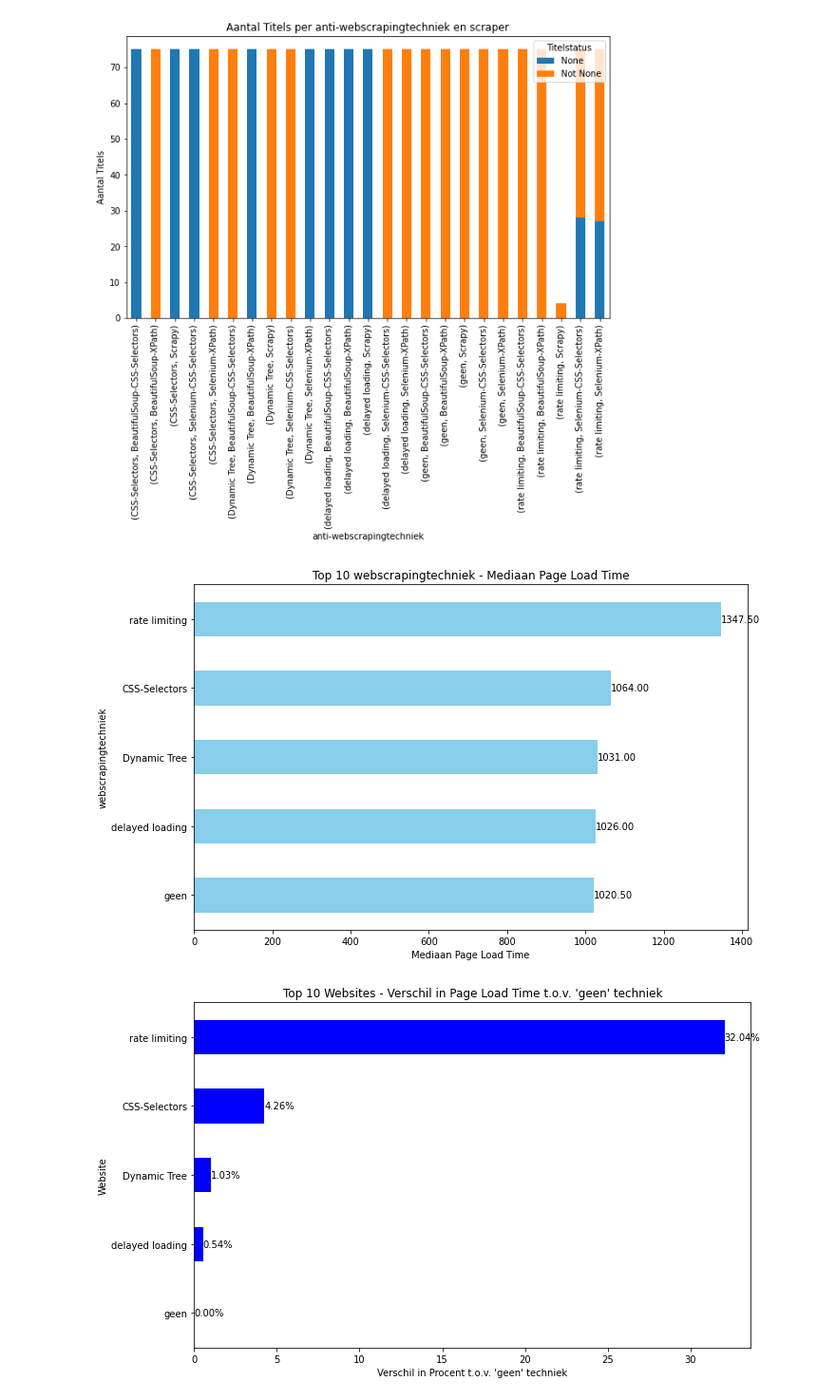
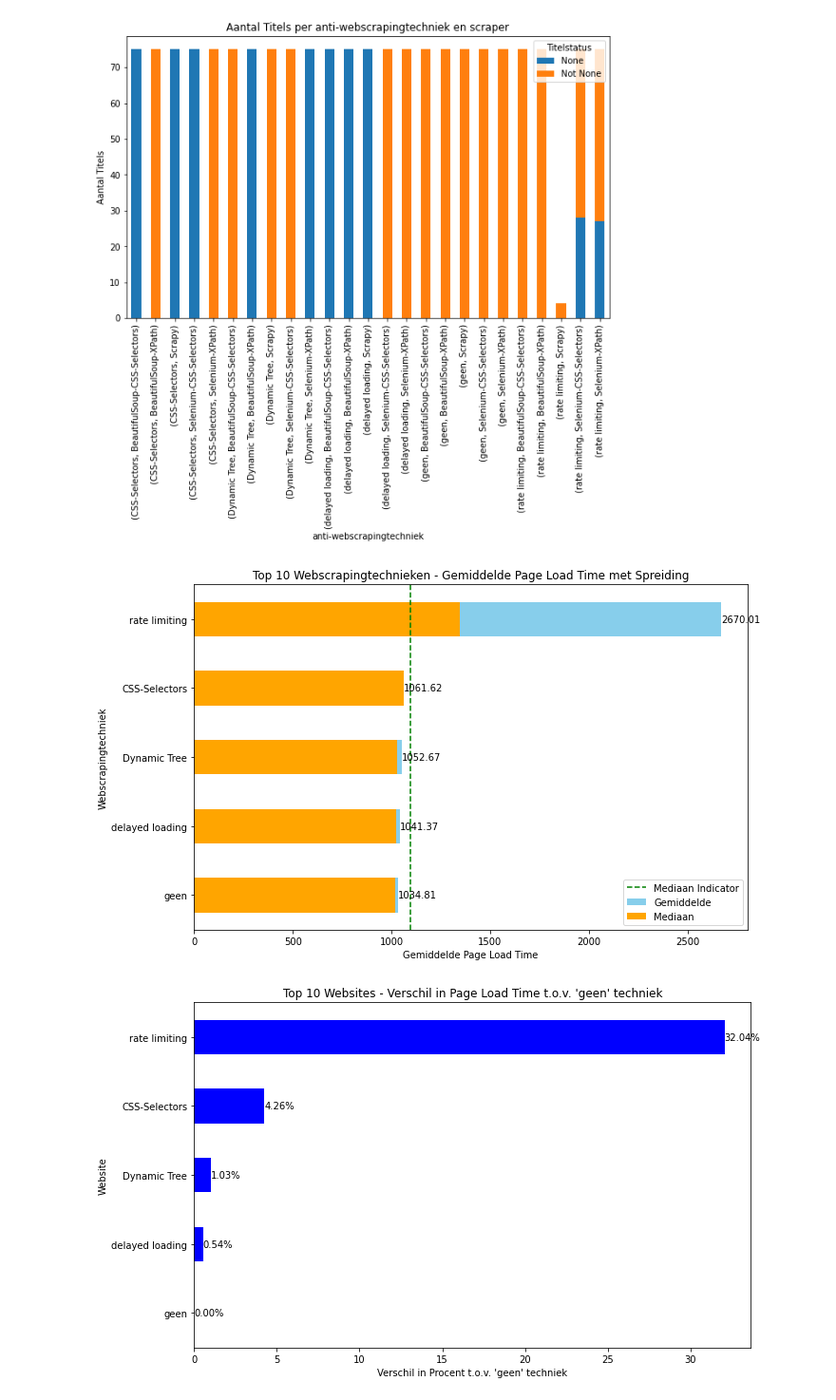
Before and after one commit to Bjarnevda/Bachelorproef2022-2023, a Jupyter notebook: POC/scripts/Analyse.ipynb, the cells around one changed output. Shown at 95% size. Cells and saved outputs as stored; diff of their text form; code cells hidden in the pictures.

```diff
--- a/POC/scripts/Analyse.ipynb
+++ b/POC/scripts/Analyse.ipynb
@@ -76,30 +76,45 @@ plt.show()
 # %% [output]
 [figure]
 # %%
+
+# Bereken het gemiddelde en de mediaan
+mean_page_load_time = df.groupby("anti-webscrapingtechniek")["page_load_time"].mean()
 median_page_load_time = df.groupby("anti-webscrapingtechniek")["page_load_time"].median()
-
-median_page_load_time = median_page_load_time.sort_values(ascending=False)
 
 # Beperk het aantal anti-webscrapingtechnieken om in te zoomen op de top van de bars
 top_n = 10
-median_page_load_time = median_page_load_time.head(top_n)
+mean_page_load_time = mean_page_load_time.nlargest(top_n)
+median_page_load_time = median_page_load_time.nlargest(top_n)
+
+# Bereken de spreiding (standaardafwijking)
+std_deviation = df.groupby("anti-webscrapingtechniek")["page_load_time"].std()
+std_deviation = std_deviation.nlargest(top_n)
 
 # Maak een staafdiagram met horizontale balken (barh)
 fig, ax = plt.subplots(figsize=(10, 6))
-median_page_load_time.plot(kind="barh", ax=ax, color="skyblue")
-ax.set_xlabel("Mediaan Page Load Time")
-ax.set_ylabel("webscrapingtechniek")
-ax.set_title(f"Top {top_n} webscrapingtechniek - Mediaan Page Load Time")
+mean_page_load_time.plot(kind="barh", ax=ax, color="skyblue", label="Gemiddelde")
+median_page_load_time.plot(kind="barh", ax=ax, color="orange", label="Mediaan")
+
+ax.set_xlabel("Gemiddelde Page Load Time")
+ax.set_ylabel("Webscrapingtechniek")
+ax.set_title(f"Top {top_n} Webscrapingtechnieken - Gemiddelde Page Load Time met Spreiding")
 ax.invert_yaxis()  # Keer de y-as om voor betere weergave
 
 # Voeg waarden toe aan de staafdiagrammen
-for index, value in enumerate(median_page_load_time):
+for index, value in enumerate(mean_page_load_time):
     ax.text(value, index, f"{value:.2f}", va="center")
+
+# Aanpassing 2: Voeg de mediaan aan als een indicatorlijn
+median_indicator = median_page_load_time.mean()
+ax.axvline(x=median_indicator, color='green', linestyle='--', label="Mediaan Indicator")
+
+# Voeg een legenda toe
+ax.legend(loc="lower right")
 
 plt.tight_layout()
 plt.show()
 # %% [output]
-[figure, old version]
+[figure, new version]
 # %%
 median_page_load_time = df.groupby("anti-webscrapingtechniek")["page_load_time"].median()
 median_page_load_time = median_page_load_time.sort_values(ascending=False)
```
Also changed, not shown: parts of 2 cells of this notebook.
